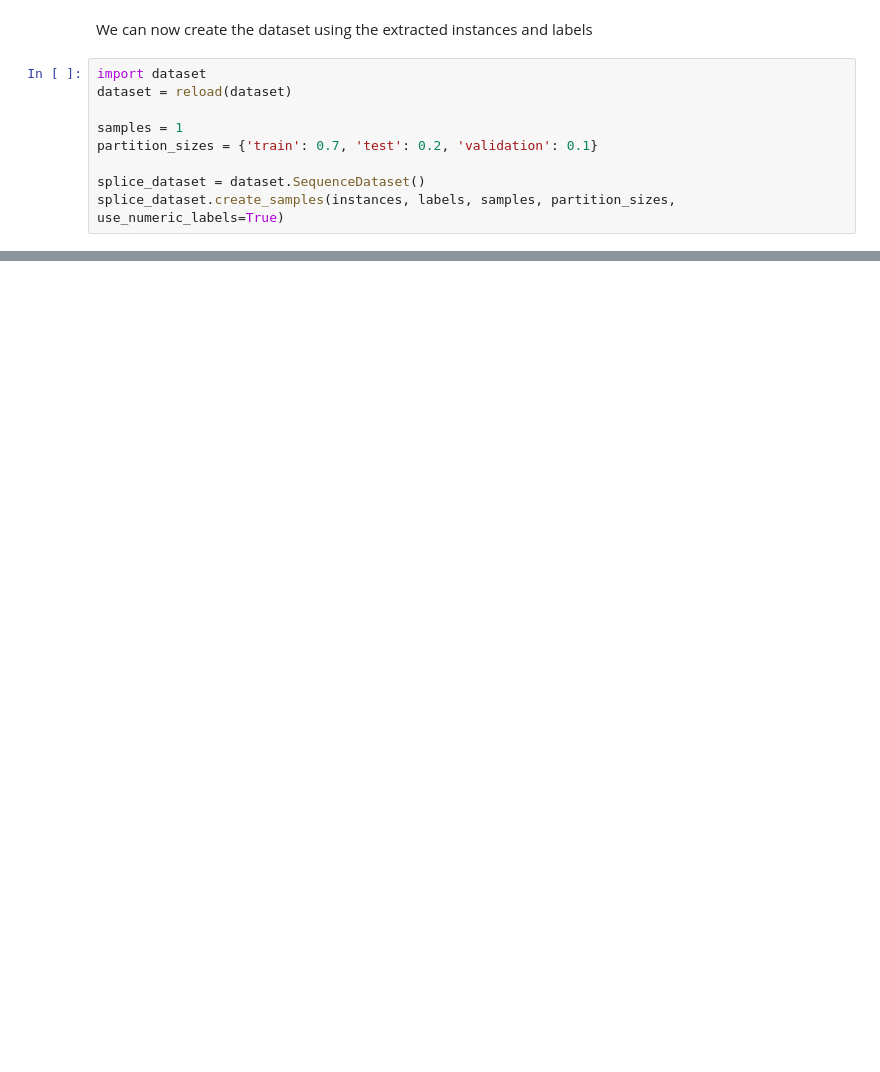
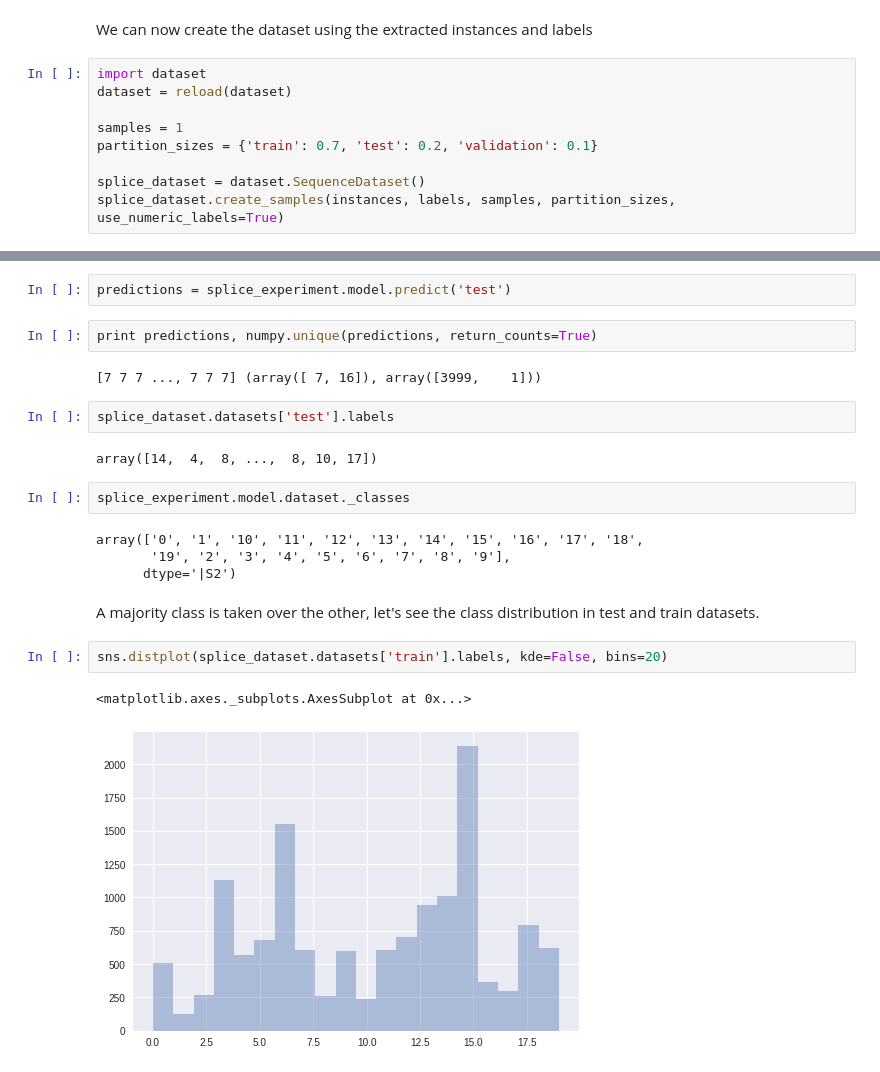
Before and after one commit to mit0110/QuickExperiment, a Jupyter notebook: examples/Splice example using a Recurrent Neural Networks model in tensorflow.ipynb, the cells around one changed output, grey strips where cells are left out. Cells and saved outputs as stored; diff of their text form; blank space fills up the shorter version.

```diff
--- a/examples/Splice example using a Recurrent Neural Networks model in tensorflow.ipynb
+++ b/examples/Splice example using a Recurrent Neural Networks model in tensorflow.ipynb
@@ -90,0 +122,23 @@ std     0.0     0.0     0.0
+# %%
+predictions = splice_experiment.model.predict('test')
+# %%
+print predictions, numpy.unique(predictions, return_counts=True)
+# %% [output]
+[7 7 7 ..., 7 7 7] (array([ 7, 16]), array([3999,    1]))
+# %%
+splice_dataset.datasets['test'].labels
+# %% [output]
+array([14,  4,  8, ...,  8, 10, 17])
+# %%
+splice_experiment.model.dataset._classes
+# %% [output]
+array(['0', '1', '10', '11', '12', '13', '14', '15', '16', '17', '18',
+       '19', '2', '3', '4', '5', '6', '7', '8', '9'],
+      dtype='|S2')
+# %% [markdown]
+A majority class is taken over the other, let's see the class distribution in test and train datasets.
+# %%
+sns.distplot(splice_dataset.datasets['train'].labels, kde=False, bins=20)
+# %% [output]
+<matplotlib.axes._subplots.AxesSubplot at 0x...>
+[figure, added]
```
Also changed, not shown: parts of 10 cells of this notebook, 2 other files.
